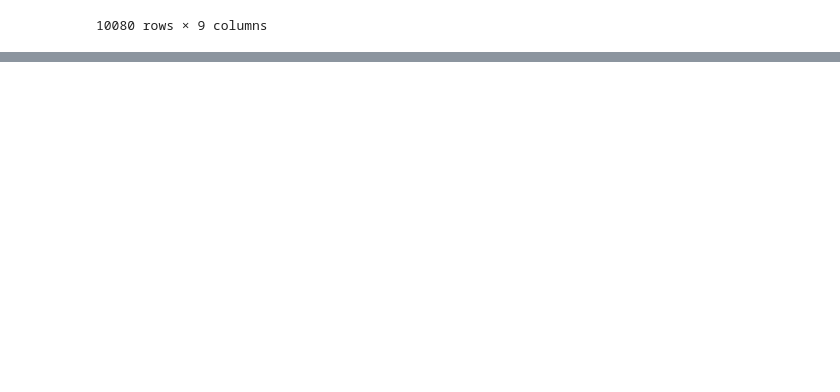
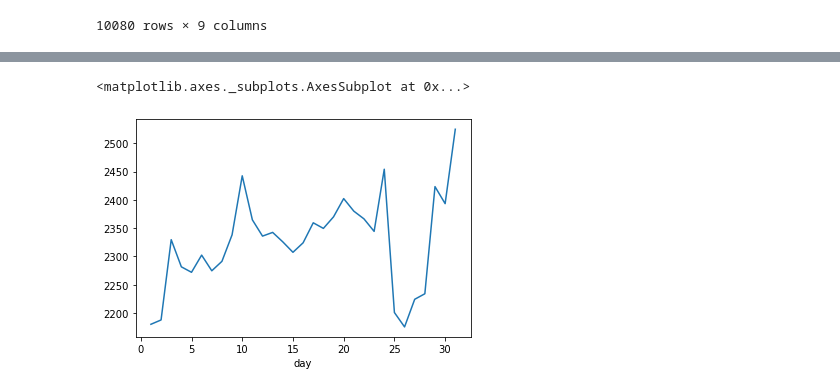
Before and after one commit to SungaHwang/ML_practice, a Jupyter notebook: KNN_전력사용량예측.ipynb, the cells around one changed output, grey strips where cells are left out. Saved outputs shown, nothing was run; the diff lists cells and outputs as text; code cells hidden in the pictures; blank space fills up the shorter version.

```diff
--- a/KNN_전력사용량예측.ipynb
+++ b/KNN_전력사용량예측.ipynb
@@ -109,0 +166,5 @@ dtype: int64
+# %%
+train.groupby(['day'])['전력사용량(kWh)'].mean().plot()
+# %% [output]
+<matplotlib.axes._subplots.AxesSubplot at 0x...>
+[figure, added]
```
Also changed, not shown: parts of 26 cells of this notebook.
